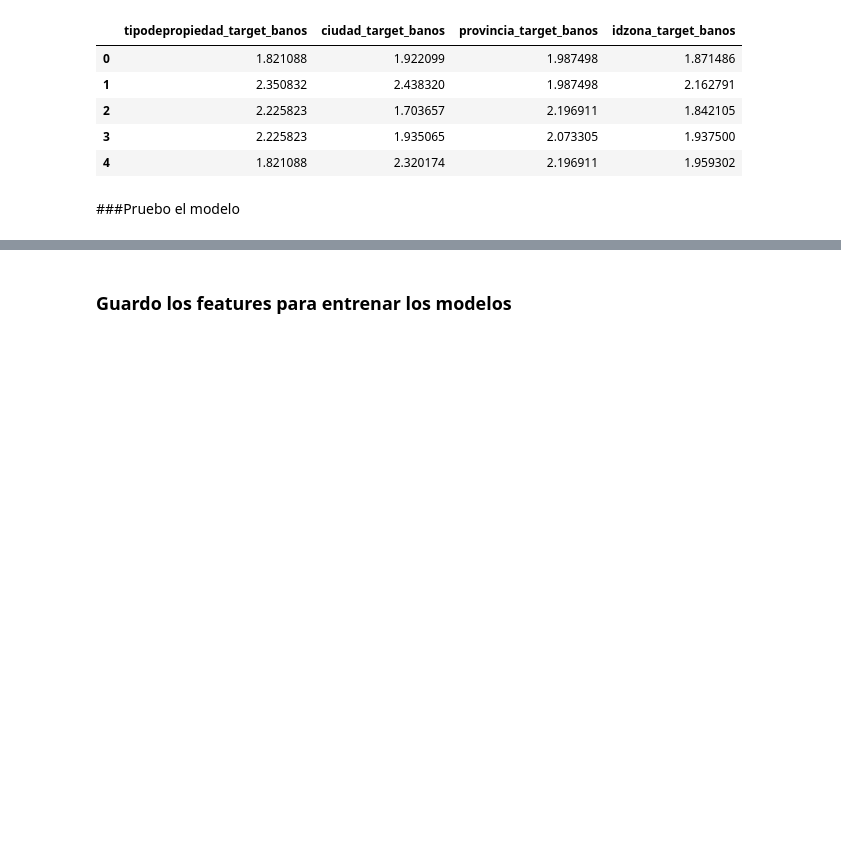
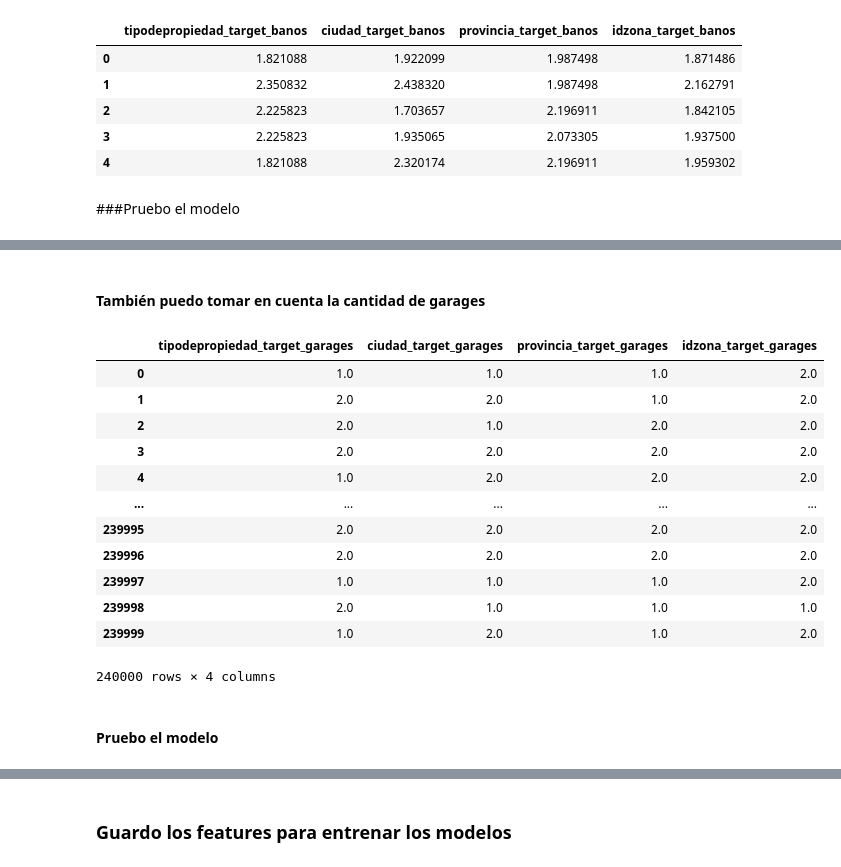
Before and after one commit to luctiz/Grupo43-TP2, a Jupyter notebook: TP2.ipynb, the cells around one changed output, grey strips where cells are left out. Drawn from its saved outputs; the diff is of its cells as text; code cells hidden in the pictures; blank space fills up the shorter version.

```diff
--- a/TP2.ipynb
+++ b/TP2.ipynb
@@ -554,0 +570,2 @@ RF_mae_score2
+# %% [markdown]
+#### También puedo tomar en cuenta la cantidad de garages
@@ -554,0 +580,18 @@ RF_mae_score2
+# %%
+target_encoder_garages
+# %% [output]
+|  | tipodepropiedad_target_garages | ciudad_target_garages | provincia_target_garages | idzona_target_garages |
+| 0 | 1.0 | 1.0 | 1.0 | 2.0 |
+| 1 | 2.0 | 2.0 | 1.0 | 2.0 |
+| 2 | 2.0 | 1.0 | 2.0 | 2.0 |
+| 3 | 2.0 | 2.0 | 2.0 | 2.0 |
+| 4 | 1.0 | 2.0 | 2.0 | 2.0 |
+| ... | ... | ... | ... | ... |
+| 239995 | 2.0 | 2.0 | 2.0 | 2.0 |
+| 239996 | 2.0 | 2.0 | 2.0 | 2.0 |
+| 239997 | 1.0 | 1.0 | 1.0 | 2.0 |
+| 239998 | 2.0 | 1.0 | 1.0 | 1.0 |
+| 239999 | 1.0 | 2.0 | 1.0 | 2.0 |
+240000 rows × 4 columns
+# %% [markdown]
+#### Pruebo el modelo
```
Also changed, not shown: parts of 13 cells of this notebook.
